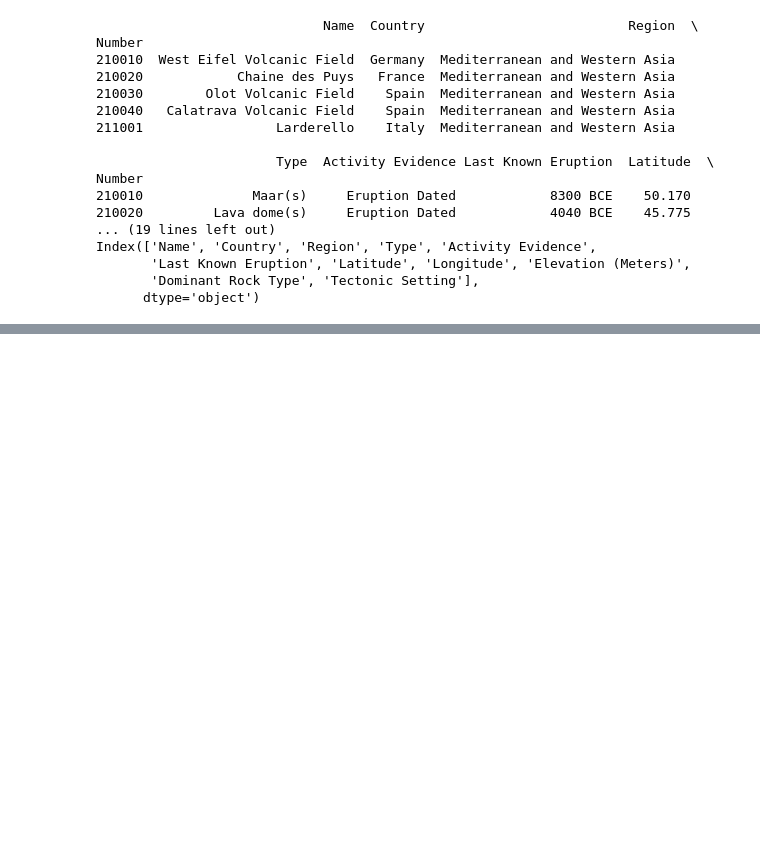
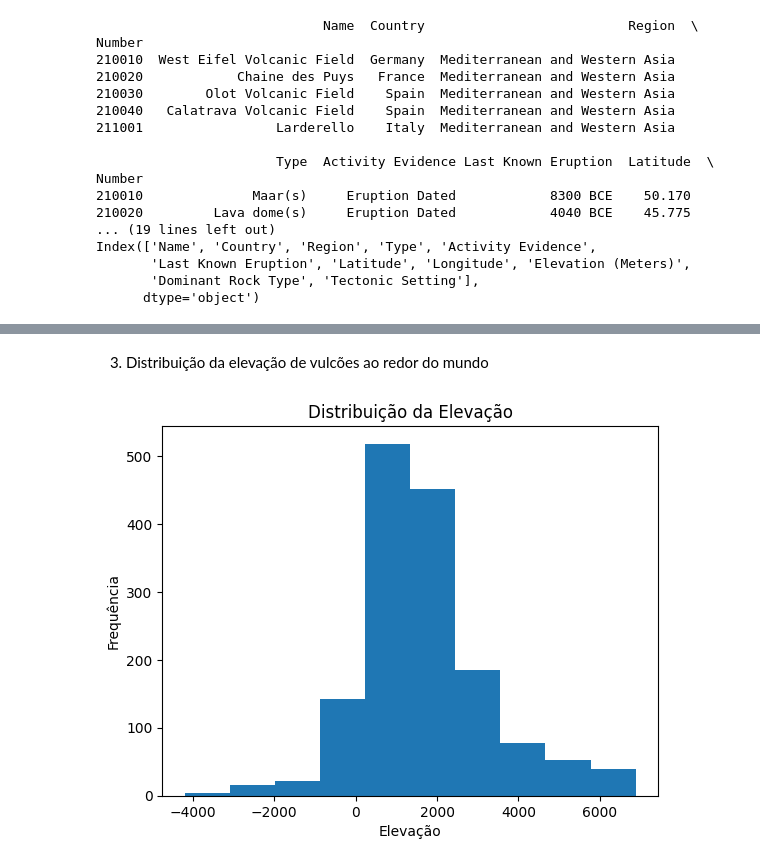
Before and after one commit to RaphaLevy/Trabalho_AEDV, a Jupyter notebook: JulianaC_RaphaelL_Vulcao.ipynb, the cells around one changed output, grey strips where cells are left out. Cells and saved outputs as stored; diff of their text form; code cells hidden in the pictures; blank space fills up the shorter version.

```diff
--- a/JulianaC_RaphaelL_Vulcao.ipynb
+++ b/JulianaC_RaphaelL_Vulcao.ipynb
@@ -36,0 +54,10 @@ Index(['Name', 'Country', 'Region', 'Type', 'Activity Evidence',
+# %% [markdown]
+3) Distribuição da elevação de vulcões ao redor do mundo
+# %%
+plt.hist(df["Elevation (Meters)"])
+plt.title("Distribuição da Elevação")
+plt.ylabel("Frequência")
+plt.xlabel("Elevação")
+plt.show()
+# %% [output]
+[figure, added]
```
Also changed, not shown: parts of 7 cells of this notebook.
